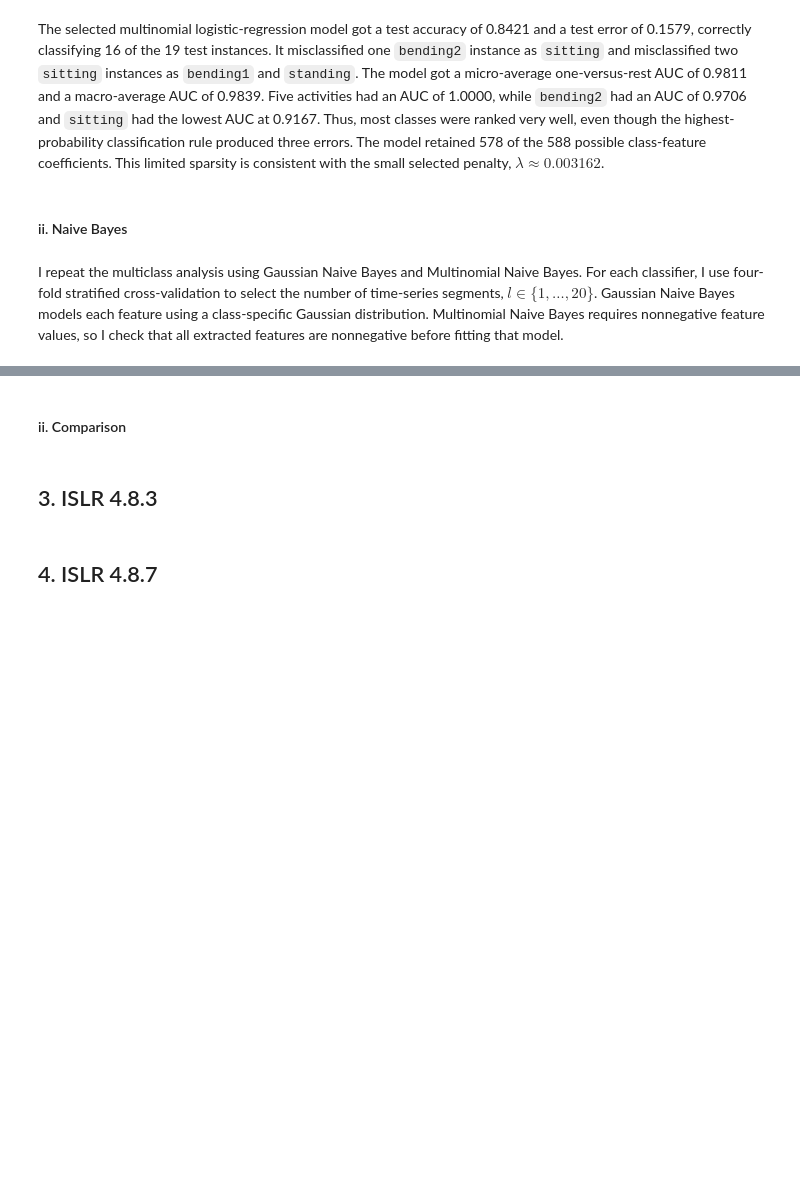
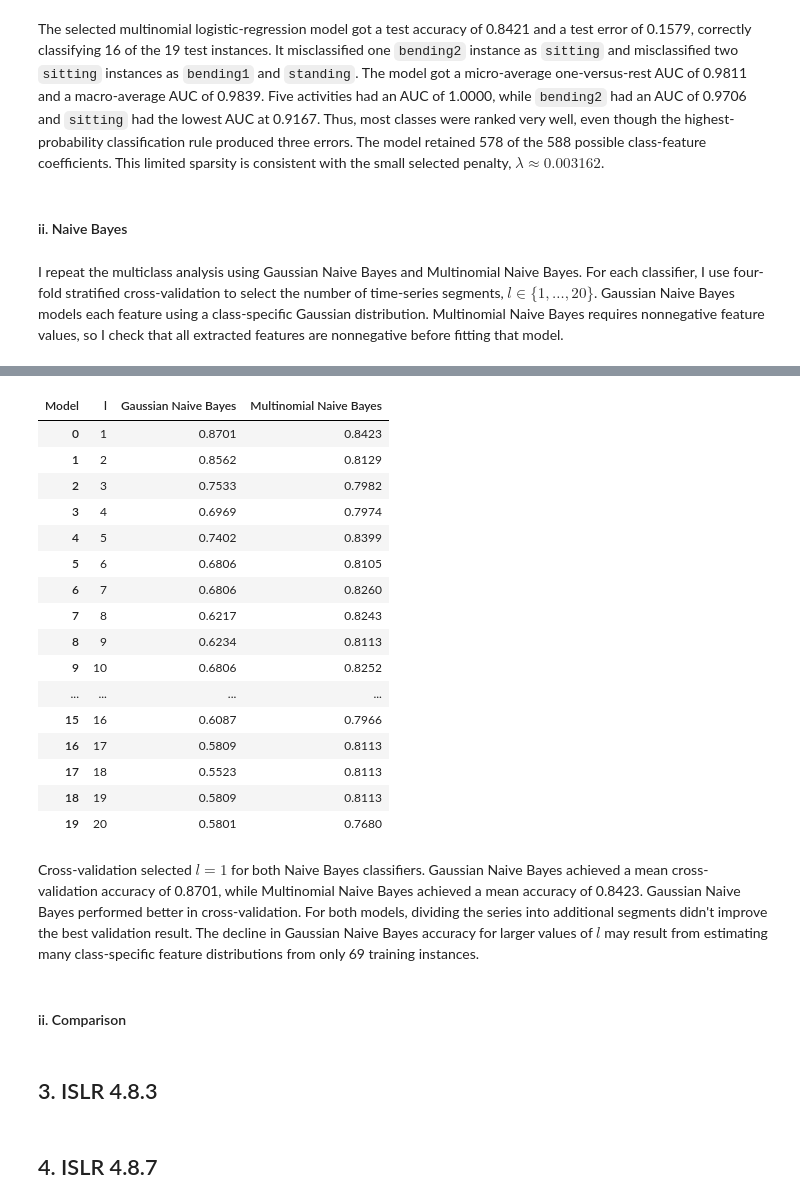
Before and after one commit to manvsatish/dsci-552-hw-4, a Jupyter notebook: notebook/Satish_Manvika_HW4.ipynb, the cells around one changed output, grey strips where cells are left out. Drawn from its saved outputs; the diff is of its cells as text; code cells hidden in the pictures; blank space fills up the shorter version.

Commit message:
naive bayes p2

```diff
--- a/notebook/Satish_Manvika_HW4.ipynb
+++ b/notebook/Satish_Manvika_HW4.ipynb
@@ -1271,3 +1271,59 @@ The selected multinomial logistic-regression model got a test accuracy of 0.8421
 #### ii. Naive Bayes
 # %% [markdown]
 I repeat the multiclass analysis using Gaussian Naive Bayes and Multinomial Naive Bayes. For each classifier, I use four-fold stratified cross-validation to select the number of time-series segments, $l \in \{1,\ldots,20\}$. Gaussian Naive Bayes models each feature using a class-specific Gaussian distribution. Multinomial Naive Bayes requires nonnegative feature values, so I check that all extracted features are nonnegative before fitting that model.
+# %%
+naive_bayes_cv_rows = []
+
+# eval both nb classifiers for every allowed value of l
+for number_of_segments in range(1, 21):
+    feature_matrix, metadata = (segmented_feature_cache[number_of_segments])
+    training_mask = (metadata["split"].eq("train"))
+    X_nb_train = (feature_matrix.loc[training_mask].reset_index(drop=True))
+    y_nb_train = (metadata.loc[training_mask, "activity",].reset_index(drop=True))
+
+    minimum_feature_value = float(X_nb_train.min().min())
+    if minimum_feature_value < 0:
+        raise ValueError(
+            "Multinomial Naive Bayes requires nonnegative features, "
+            f"but l={number_of_segments} contains a minimum value of "
+            f"{minimum_feature_value}."
+        )
+
+    # GNB models each feature with a gaussian dens
+    gaussian_nb_model = GaussianNB()
+    gaussian_cv_scores = cross_val_score(gaussian_nb_model, X_nb_train, y_nb_train, scoring="accuracy", cv=multiclass_cv, n_jobs=-1,)
+
+    # Mnb is applied to the original nonnegative feature vals, default Laplace smoothing parameter used
+    multinomial_nb_model = MultinomialNB(alpha=1.0,)
+    multinomial_cv_scores = cross_val_score(multinomial_nb_model, X_nb_train, y_nb_train, scoring="accuracy", cv=multiclass_cv, n_jobs=-1,)
+    naive_bayes_cv_rows.extend([{"Model": "Gaussian Naive Bayes", "l": number_of_segments, "Mean CV Accuracy": (gaussian_cv_scores.mean()), "CV Standard Deviation": (gaussian_cv_scores.std()),}, {"Model": "Multinomial Naive Bayes", "l": number_of_segments, "Mean CV Accuracy": (multinomial_cv_scores.mean()), "CV Standard Deviation": (multinomial_cv_scores.std()),},])
+    print(
+        f"Completed l={number_of_segments:2d}: "
+        f"Gaussian accuracy={gaussian_cv_scores.mean():.4f}, "
+        f"Multinomial accuracy={multinomial_cv_scores.mean():.4f}"
+    )
+
+# all cross-validation results in one table
+naive_bayes_cv_results = pd.DataFrame(naive_bayes_cv_rows)
+
+#best l separately for each Naive Bayes classifier. if accuracies tie, sorting by l = simpler rep
+gaussian_nb_results = (naive_bayes_cv_results.loc[naive_bayes_cv_results["Model"].eq("Gaussian Naive Bayes")].sort_values(by=["Mean CV Accuracy", "l",], ascending=[False, True,],).reset_index(drop=True))
+multinomial_nb_results = (naive_bayes_cv_results.loc[naive_bayes_cv_results["Model"].eq("Multinomial Naive Bayes")].sort_values(by=["Mean CV Accuracy", "l",], ascending=[False, True,],).reset_index(drop=True))
+
+best_gaussian_nb_row = (gaussian_nb_results.iloc[0])
+best_multinomial_nb_row = (multinomial_nb_results.iloc[0])
+best_gaussian_nb_l = int(best_gaussian_nb_row["l"])
+best_gaussian_nb_cv_accuracy = float(best_gaussian_nb_row["Mean CV Accuracy"])
+best_multinomial_nb_l = int(best_multinomial_nb_row["l"])
+best_multinomial_nb_cv_accuracy = float(best_multinomial_nb_row["Mean CV Accuracy"])
+print("\nBest Gaussian Naive Bayes model:")
+print("Best l:", best_gaussian_nb_l)
+print("Best mean CV accuracy:", round(best_gaussian_nb_cv_accuracy, 4),)
+print("\nBest Multinomial Naive Bayes model:")
+print("Best l:", best_multinomial_nb_l)
+print("Best mean CV accuracy:", round(best_multinomial_nb_cv_accuracy, 4),)
+
+#results for both classifiers side by side by l
+naive_bayes_cv_pivot = (naive_bayes_cv_results.pivot(index="l", columns="Model", values="Mean CV Accuracy",).reset_index())
+display(naive_bayes_cv_pivot.round(4))
+# %% [output]
@@ -1274,3 +1347,22 @@ I repeat the multiclass analysis using Gaussian Naive Bayes and Multinomial Naiv
+| Model | l | Gaussian Naive Bayes | Multinomial Naive Bayes |
+| 0 | 1 | 0.8701 | 0.8423 |
+| 1 | 2 | 0.8562 | 0.8129 |
+| 2 | 3 | 0.7533 | 0.7982 |
+| 3 | 4 | 0.6969 | 0.7974 |
+| 4 | 5 | 0.7402 | 0.8399 |
+| 5 | 6 | 0.6806 | 0.8105 |
+| 6 | 7 | 0.6806 | 0.8260 |
+| 7 | 8 | 0.6217 | 0.8243 |
+| 8 | 9 | 0.6234 | 0.8113 |
+| 9 | 10 | 0.6806 | 0.8252 |
+| ... | ... | ... | ... |
+| 15 | 16 | 0.6087 | 0.7966 |
+| 16 | 17 | 0.5809 | 0.8113 |
+| 17 | 18 | 0.5523 | 0.8113 |
+| 18 | 19 | 0.5809 | 0.8113 |
+| 19 | 20 | 0.5801 | 0.7680 |
+# %% [markdown]
+Cross-validation selected $l=1$ for both Naive Bayes classifiers. Gaussian Naive Bayes achieved a mean cross-validation accuracy of 0.8701, while Multinomial Naive Bayes achieved a mean accuracy of 0.8423. Gaussian Naive Bayes performed better in cross-validation. For both models, dividing the series into additional segments didn't improve the best validation result. The decline in Gaussian Naive Bayes accuracy for larger values of $l$ may result from estimating many class-specific feature distributions from only 69 training instances.
 # %% [markdown]
 #### ii. Comparison
 # %% [markdown]
```
Also changed, not shown: parts of 1 cell of this notebook.
